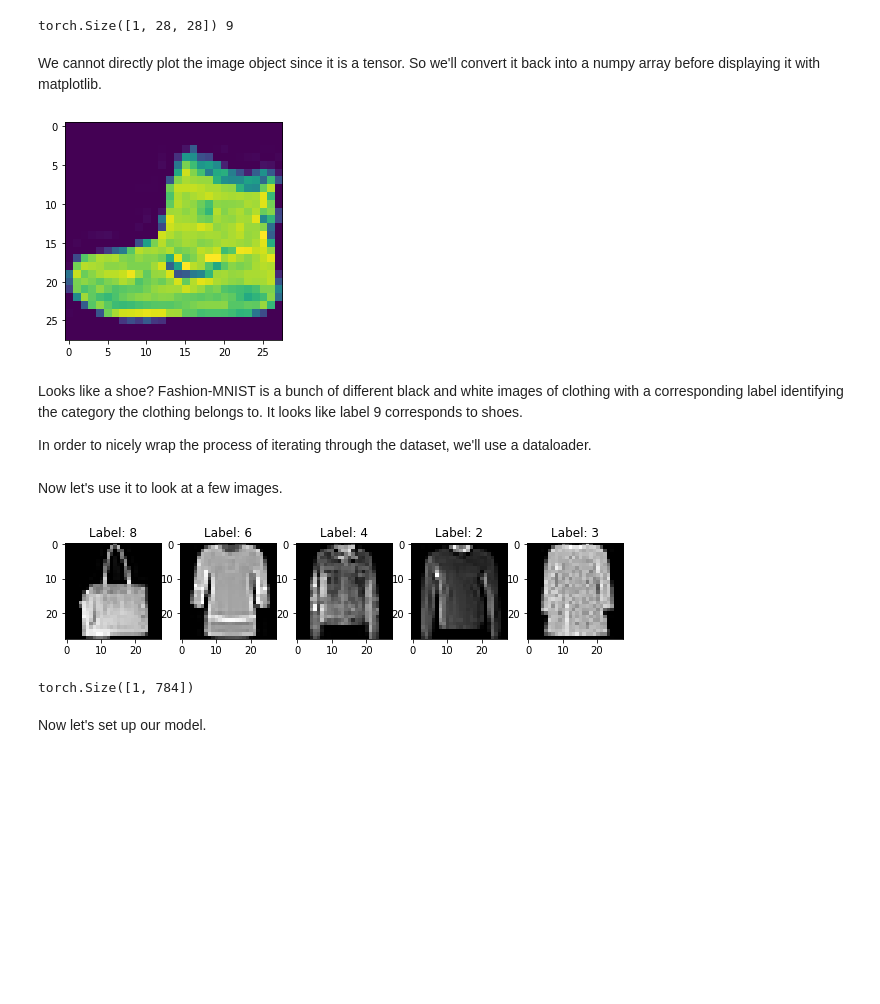
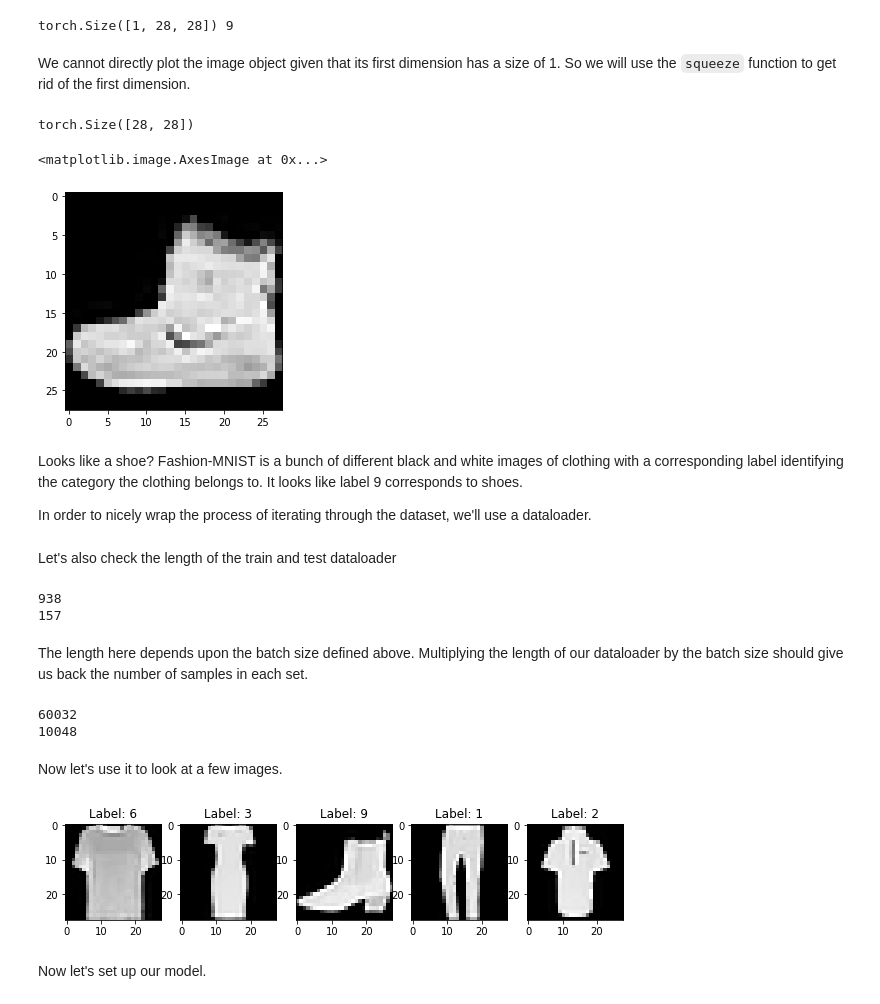
Before and after one commit to parisimaa/dl-demos, a Jupyter notebook: demo01-basics.ipynb, the cells around one changed output. Drawn from its saved outputs; the diff is of its cells as text; code cells hidden in the pictures; blank space fills up the shorter version.

```diff
--- a/demo01-basics.ipynb
+++ b/demo01-basics.ipynb
@@ -89,14 +130,19 @@ image, label = trainingdata[0]
 print(image.shape, label)
 # %% [output]
 torch.Size([1, 28, 28]) 9
-# %% [markdown]
-We cannot directly plot the image object since it is a tensor. So we'll convert it back into a numpy array before displaying it with matplotlib.
+# %% [markdown]
+We cannot directly plot the image object given that its first dimension has a size of 1. So we will use the `squeeze` function to get rid of the first dimension.
+# %%
+print(image.squeeze().shape)
+# %% [output]
+torch.Size([28, 28])
 # %%
 import matplotlib.pyplot as plt
-plt.imshow(image.squeeze().numpy())
-plt.show()
+%matplotlib inline
+plt.imshow(image.squeeze(), cmap=plt.cm.gray)
 # %% [output]
+<matplotlib.image.AxesImage at 0x...>
-[figure, old version]
+[figure, new version]
 # %% [markdown]
 Looks like a shoe? Fashion-MNIST is a bunch of different black and white images of clothing with a corresponding label identifying the category the clothing belongs to. It looks like label 9 corresponds to shoes.
 
@@ -104,6 +150,22 @@ In order to nicely wrap the process of iterating through the dataset, we'll use
 # %%
 trainDataLoader = torch.utils.data.DataLoader(trainingdata,batch_size=64,shuffle=True)
 testDataLoader = torch.utils.data.DataLoader(testdata,batch_size=64,shuffle=False)
+# %% [markdown]
+Let's also check the length of the train and test dataloader
+# %%
+print(len(trainDataLoader))
+print(len(testDataLoader))
+# %% [output]
+938
+157
+# %% [markdown]
+The length here depends upon the batch size defined above. Multiplying the length of our dataloader by the batch size should give us back the number of samples in each set.
+# %%
+print(len(trainDataLoader) * 64) # batch_size from above
+print(len(testDataLoader) * 64)
+# %% [output]
+60032
+10048
 # %% [markdown]
 Now let's use it to look at a few images.
 # %%
@@ -113,13 +175,9 @@ plt.figure(figsize=(10,4))
 for index in np.arange(0,5):
   plt.subplot(1,5,index+1)
   plt.title(f'Label: {labels[index].item()}')
-  plt.imshow(images[index].squeeze().numpy(),cmap=plt.cm.gray)
+  plt.imshow(images[index].squeeze(),cmap=plt.cm.gray)
 # %% [output]
-[figure, old version]
+[figure, new version]
-# %%
-images[0].view(-1,28*28).shape
-# %% [output]
-torch.Size([1, 784])
 # %% [markdown]
 Now let's set up our model.
 # %%
```
Also changed, not shown: parts of 22 cells of this notebook.
